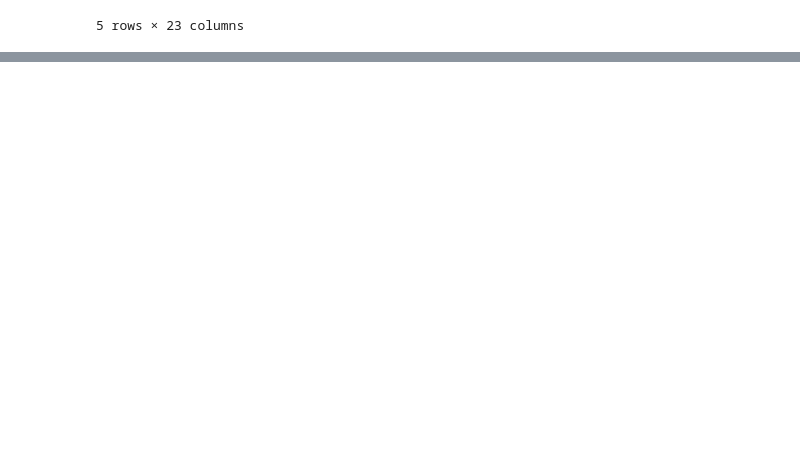
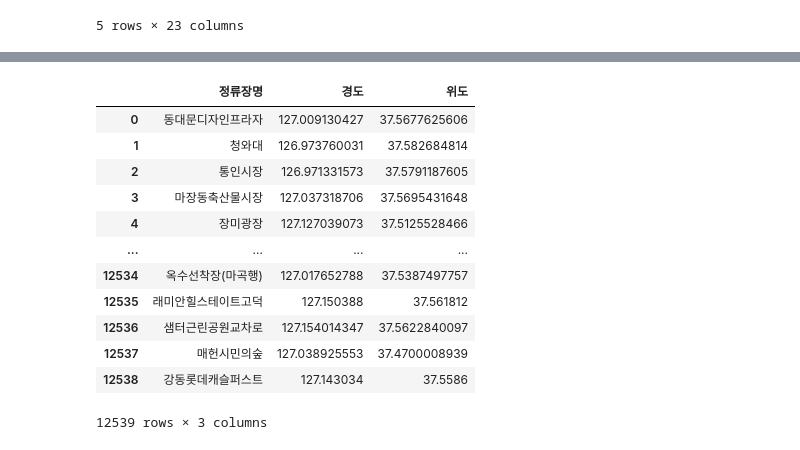
Before and after one commit to vxlmlxv/20251R0136COSE47101, a Jupyter notebook: src/cleaning.ipynb, the cells around one changed output, grey strips where cells are left out. Cells and saved outputs as stored; diff of their text form; code cells hidden in the pictures; blank space fills up the shorter version.

```diff
--- a/src/cleaning.ipynb
+++ b/src/cleaning.ipynb
@@ -874,0 +902,26 @@ bus = bus[bus['정류장지역유형(0:서울/1:경기/2:인천)'] == '0'].reset
+# %%
+# filter the rows where 지역 is 0 (서울)
+bus_seoul = bus[bus['지역'].str.endswith('0')].reset_index(drop=True)
+# drop the 지역 column
+bus_seoul = bus_seoul.drop(columns=['지역'])
+# %%
+# drop the rows where 가상정류장여부 is 1
+bus_seoul = bus_seoul[bus_seoul['가상정류장여부'].str.endswith('0')].reset_index(drop=True)
+# drop the 가상정류장여부 column
+bus_seoul = bus_seoul.drop(columns=['가상정류장여부'])
+# %%
+bus_seoul
+# %% [output]
+|  | 정류장명 | 경도 | 위도 |
+| 0 | ﻿동대문디자인프라자 | ﻿127.009130427 | ﻿37.5677625606 |
+| 1 | ﻿청와대 | ﻿126.973760031 | ﻿37.582684814 |
+| 2 | ﻿통인시장 | ﻿126.971331573 | ﻿37.5791187605 |
+| 3 | ﻿마장동축산물시장 | ﻿127.037318706 | ﻿37.5695431648 |
+| 4 | ﻿장미광장 | ﻿127.127039073 | ﻿37.5125528466 |
+| ... | ... | ... | ... |
+| 12534 | ﻿옥수선착장(마곡행) | ﻿127.017652788 | ﻿37.5387497757 |
+| 12535 | ﻿래미안힐스테이트고덕 | ﻿127.150388 | ﻿37.561812 |
+| 12536 | ﻿샘터근린공원교차로 | ﻿127.154014347 | ﻿37.5622840097 |
+| 12537 | ﻿매헌시민의숲 | ﻿127.038925553 | ﻿37.4700008939 |
+| 12538 | ﻿강동롯데캐슬퍼스트 | ﻿127.143034 | ﻿37.5586 |
+12539 rows × 3 columns
```
Also changed, not shown: parts of 6 cells of this notebook.
